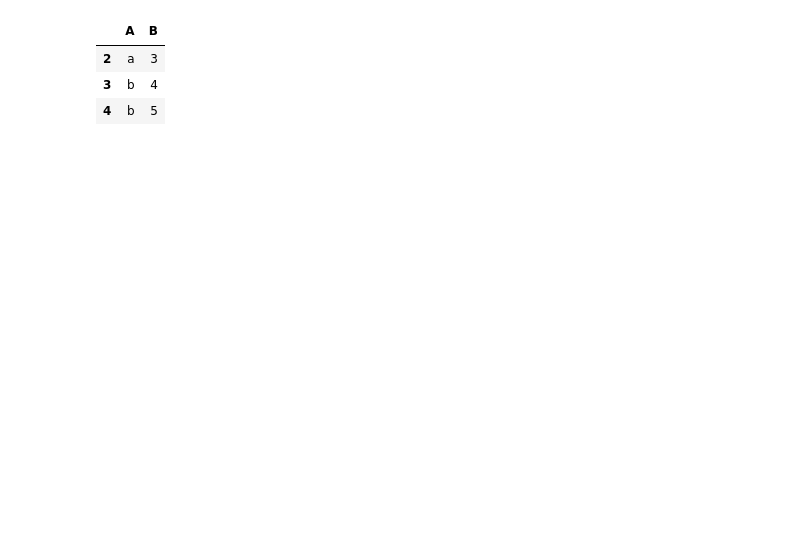
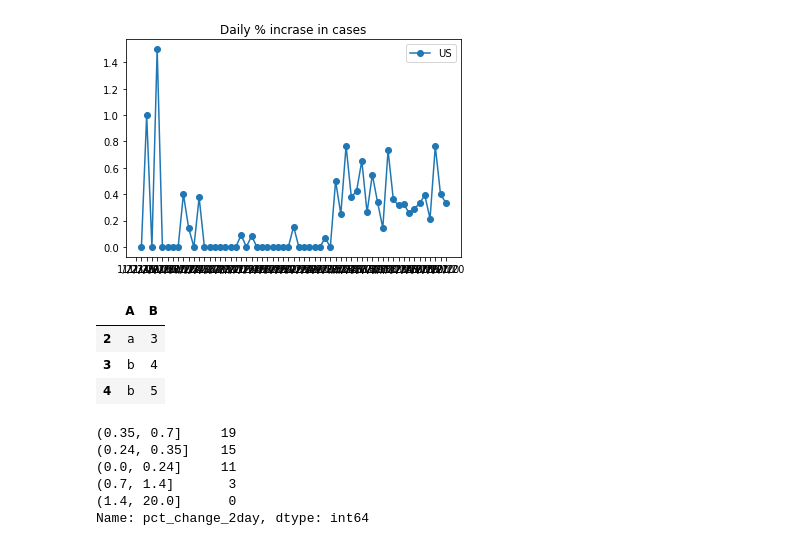
Before and after one commit to nearwalden/covid-compute, a Jupyter notebook: testing.ipynb, the cells around one changed output. Cells and saved outputs as stored; diff of their text form; code cells hidden in the pictures; blank space fills up the shorter version.

Commit message:
state analysis

```diff
--- a/testing.ipynb
+++ b/testing.ipynb
@@ -46,3 +44,7 @@ cd.confirmed_us.to_csv ('~/Desktop/confirmed_us.csv')
+# %%
+cd.plot_state_2day (['US'])
+# %% [output]
+[figure, added]
 # %%
 cd.confirmed_countries.to_csv ('~/Desktop/confirmed_countries.csv')
 # %%
@@ -54,0 +61,9 @@ df.iloc[-6:-3]
+# %%
+p.cut(a['pct_change_2day'], bins).value_counts()
+# %% [output]
+(0.35, 0.7]     19
+(0.24, 0.35]    15
+(0.0, 0.24]     11
+(0.7, 1.4]       3
+(1.4, 20.0]      0
+Name: pct_change_2day, dtype: int64
```
Also changed, not shown: parts of 6 cells of this notebook, 4 other files.
